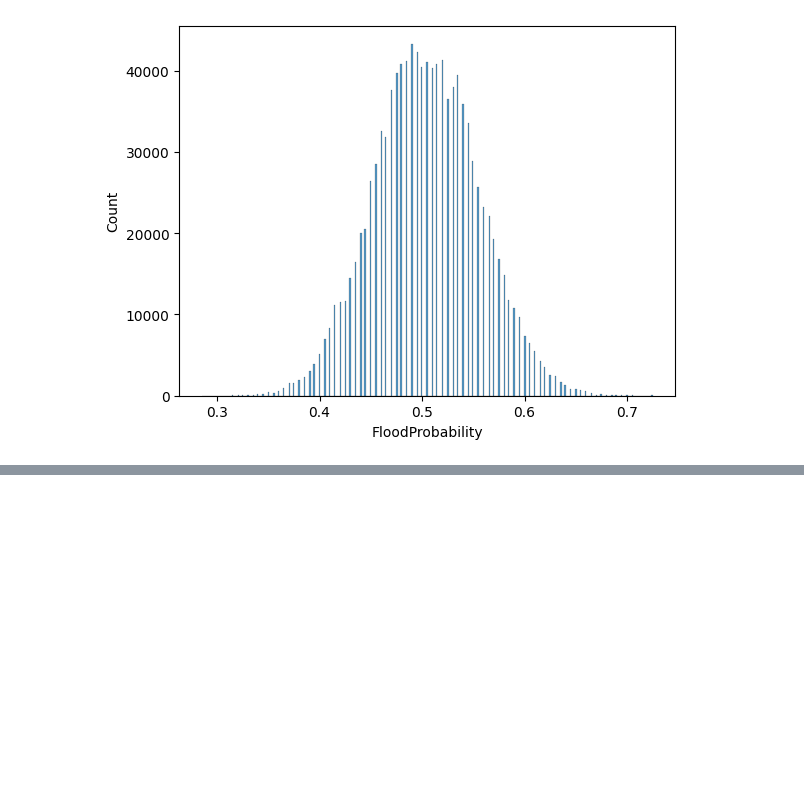
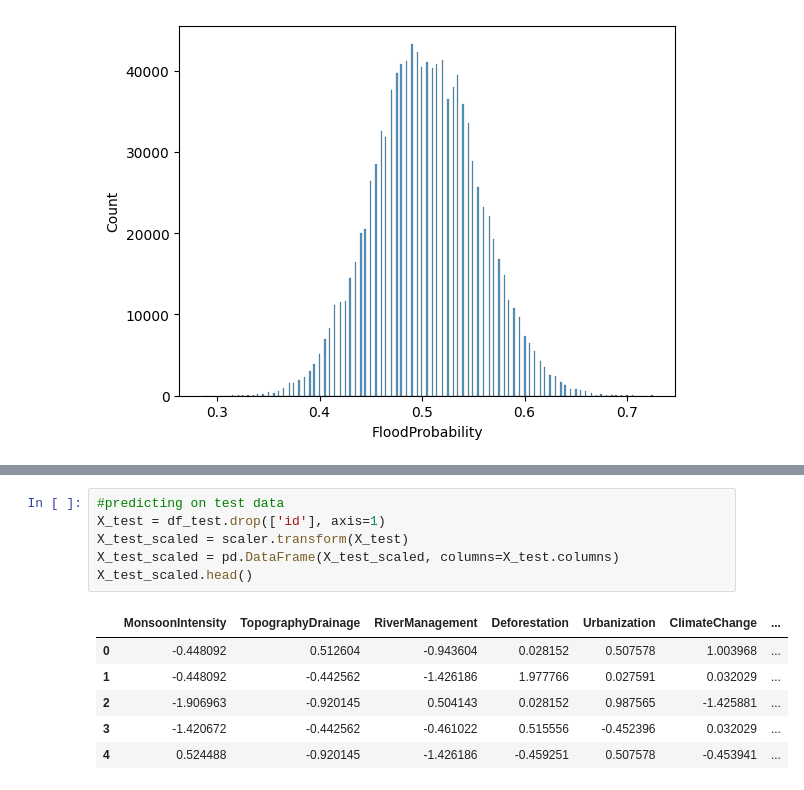
Before and after one commit to adhi1911/Kaggle_Competitions, a Jupyter notebook: FLood_Prediction_Regression/Flood_Prediction_Regression.ipynb, the cells around one changed output, grey strips where cells are left out. Drawn from its saved outputs; the diff is of its cells as text; blank space fills up the shorter version.

```diff
--- a/FLood_Prediction_Regression/Flood_Prediction_Regression.ipynb
+++ b/FLood_Prediction_Regression/Flood_Prediction_Regression.ipynb
@@ -127,0 +173,13 @@ for column in numerical_columns:
+# %%
+#predicting on test data
+X_test = df_test.drop(['id'], axis=1)
+X_test_scaled = scaler.transform(X_test)
+X_test_scaled = pd.DataFrame(X_test_scaled, columns=X_test.columns)
+X_test_scaled.head()
+# %% [output]
+|  | MonsoonIntensity | TopographyDrainage | RiverManagement | Deforestation | Urbanization | ClimateChange | ... |
+| 0 | -0.448092 | 0.512604 | -0.943604 | 0.028152 | 0.507578 | 1.003968 | ... |
+| 1 | -0.448092 | -0.442562 | -1.426186 | 1.977766 | 0.027591 | 0.032029 | ... |
+| 2 | -1.906963 | -0.920145 | 0.504143 | 0.028152 | 0.987565 | -1.425881 | ... |
+| 3 | -1.420672 | -0.442562 | -0.461022 | 0.515556 | -0.452396 | 0.032029 | ... |
+| 4 | 0.524488 | -0.920145 | -1.426186 | -0.459251 | 0.507578 | -0.453941 | ... |
```
Also changed, not shown: parts of 10 cells of this notebook, 1 other file.
